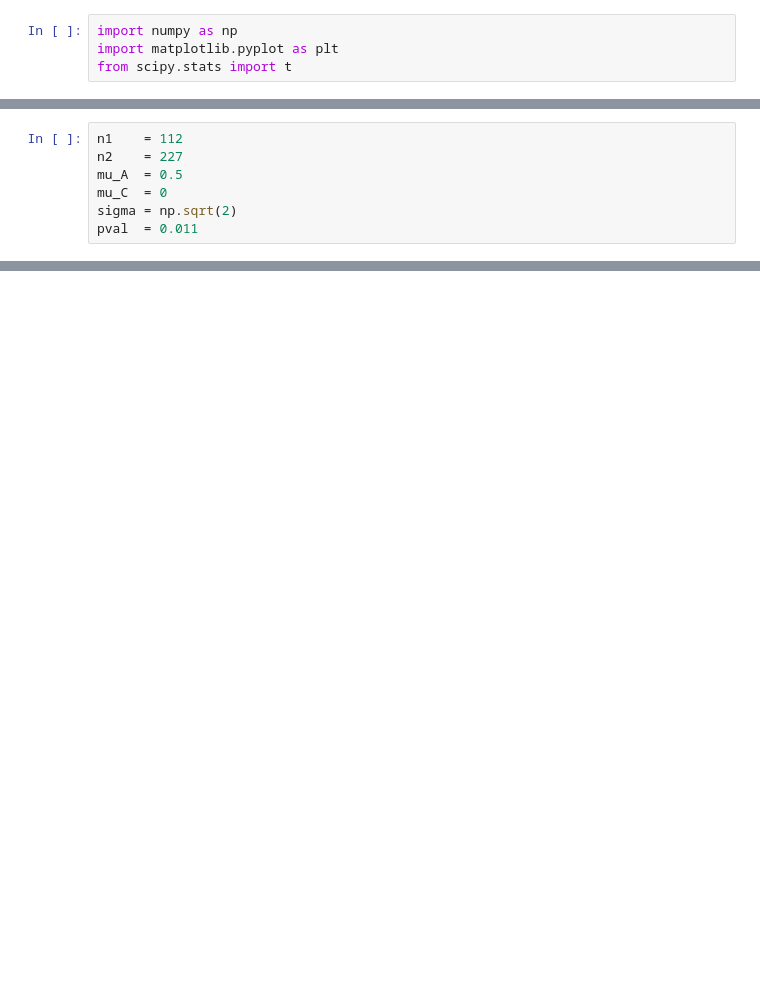
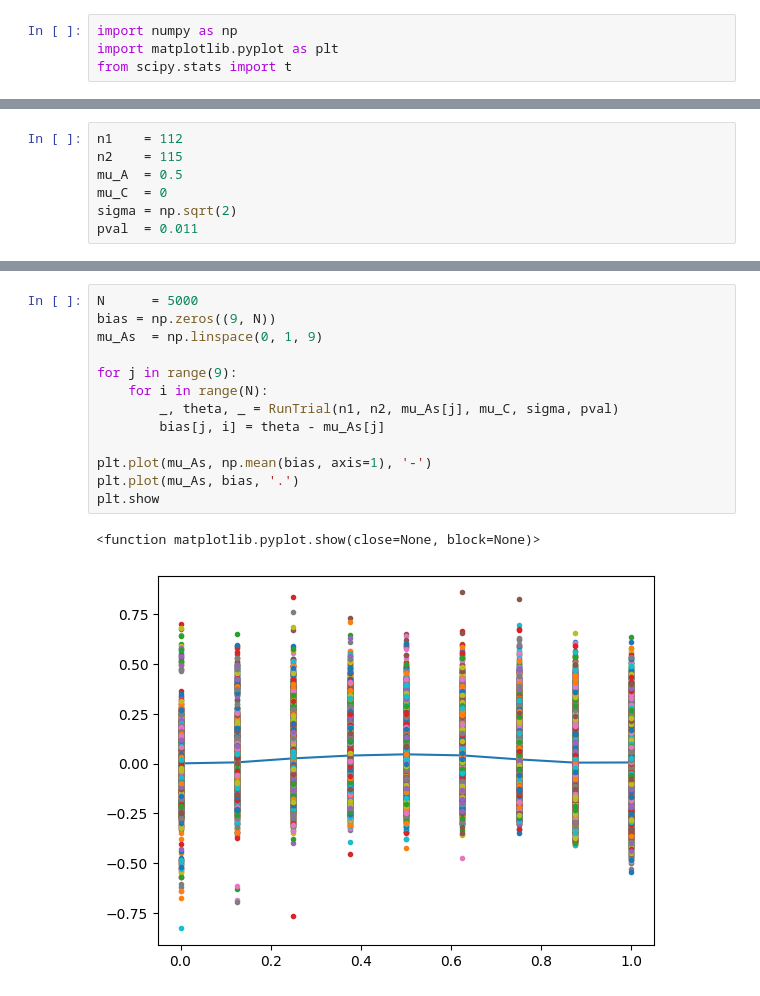
Before and after one commit to FerPerazzo/ITT21, a Jupyter notebook: Untitled.ipynb, the cells around one changed output, grey strips where cells are left out. Drawn from its saved outputs; the diff is of its cells as text; blank space fills up the shorter version.

Commit message:
Run 5000 trials

```diff
--- a/Untitled.ipynb
+++ b/Untitled.ipynb
@@ -25,6 +35,6 @@ def RunTrial(n1, n2, mu_A, mu_C, sigma, pval):
 # %%
 n1    = 112
-n2    = 227
+n2    = 115
 mu_A  = 0.5
 mu_C  = 0
 sigma = np.sqrt(2)
@@ -35,0 +47,16 @@ RunTrial(n1, n2, mu_A, mu_C, sigma, pval)
+# %%
+N      = 5000
+bias = np.zeros((9, N))
+mu_As  = np.linspace(0, 1, 9)
+
+for j in range(9):
+    for i in range(N):
+        _, theta, _ = RunTrial(n1, n2, mu_As[j], mu_C, sigma, pval)
+        bias[j, i] = theta - mu_As[j]
+
+plt.plot(mu_As, np.mean(bias, axis=1), '-')
+plt.plot(mu_As, bias, '.')
+plt.show
+# %% [output]
+<function matplotlib.pyplot.show(close=None, block=None)>
+[figure, added]
```
Also changed, not shown: parts of 3 cells of this notebook.
